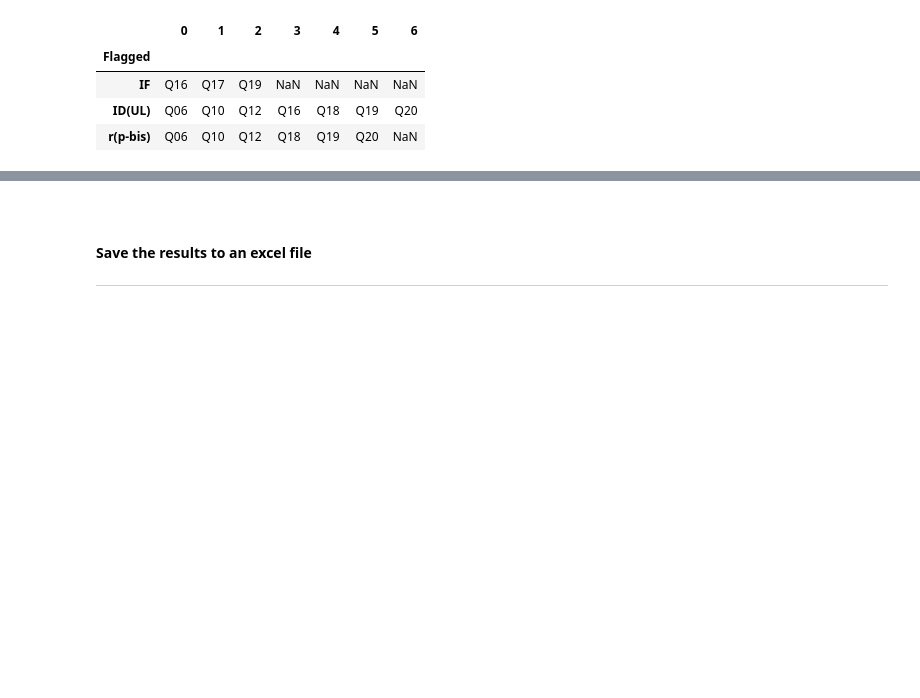
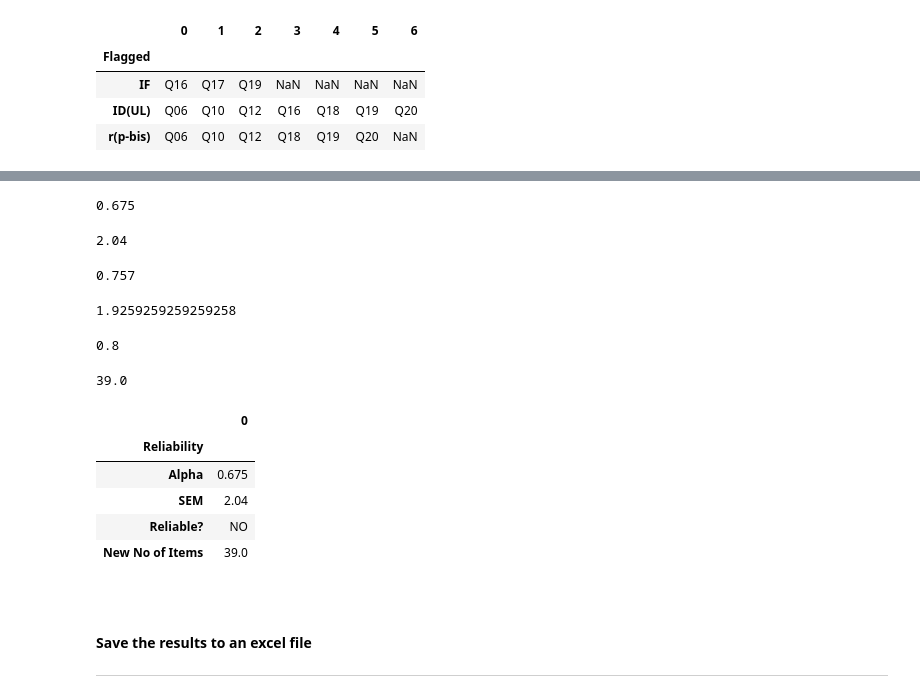
Before and after one commit to olgarozhdestvina/Data-Science-and-Machine-Learning, a Jupyter notebook: Data analytics/Language tests/One test dichotomous analysis NRT.ipynb, the cells around one changed output, grey strips where cells are left out. Cells and saved outputs as stored; diff of their text form; code cells hidden in the pictures; blank space fills up the shorter version.

Commit message:
-Applied Spearman-Brown prophecy formula to calculate a new length for the test.

```diff
--- a/Data analytics/Language tests/One test dichotomous analysis NRT.ipynb
+++ b/Data analytics/Language tests/One test dichotomous analysis NRT.ipynb
@@ -389,3 +371,56 @@ reliability
+# %%
+# cronbach's alpha
+alpha = np.round(pg.cronbach_alpha(data=sorted_scores.drop(['Student', 'Total', '% Correct', 'z', 'T'], axis=1))[0], 3)
+alpha
+# %% [output]
+0.675
+# %%
+# SEM
+sem = np.round(stats.loc['std(pop)'].Total * np.sqrt(1-alpha),3)
+sem
+# %% [output]
+2.04
+# %%
+# aplying Spearman-Brown prophecy formula (increasing the test length by 50%)
+r_new = np.round((1.5 * alpha) / (1 + (1.5-1) * alpha), 3)
+r_new
+# %% [output]
+0.757
+# %%
+# new length of the test to give us 0.800
+m = (0.800 * (1-alpha)) / (alpha * (1 - 0.800))
+m
+# %% [output]
+1.9259259259259258
+# %%
+# to confirm the above
+r_new = np.round((m * alpha) / (1 + (m-1) * alpha), 3)
+r_new
+# %% [output]
+0.8
+# %%
+# calculate a new number of items to increase the reliability
+new_item_number = np.around(len(sorted_scores.drop(['Student', 'Total', '% Correct', 'z', 'T'], axis=1).columns) * m)
+new_item_number
+# %% [output]
+39.0
+# %%
+# create a dataframe from the realibility measures
+reliability = pd.DataFrame({'Alpha': [alpha], 'SEM': [sem]}).T
+reliability.index.name = 'Reliability'
+
+# if high-stakes test - alpha >= 0.800
+# if low-stakes >=0.700
+reliability.loc['Reliable?'] = np.where(alpha >= 0.700, 'YES', 'NO')
+reliability.loc['New No of Items'] = new_item_number
+reliability
+# %% [output]
+|  | 0 |
+| Reliability |  |
+| Alpha | 0.675 |
+| SEM | 2.04 |
+| Reliable? | NO |
+| New No of Items | 39.0 |
 # %% [markdown]
 <br>
 
```
Also changed, not shown: parts of 5 cells of this notebook, 2 other files.
